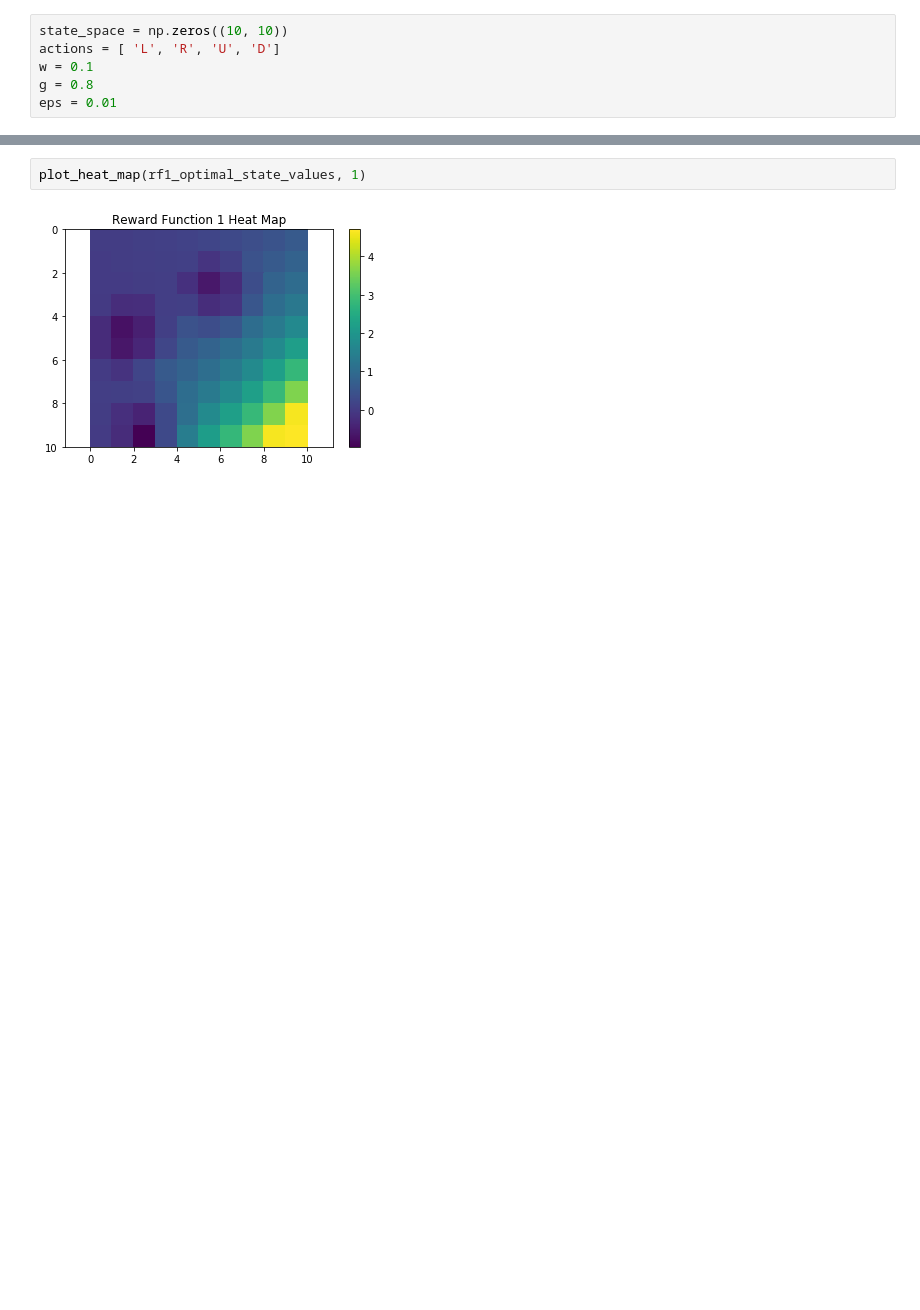
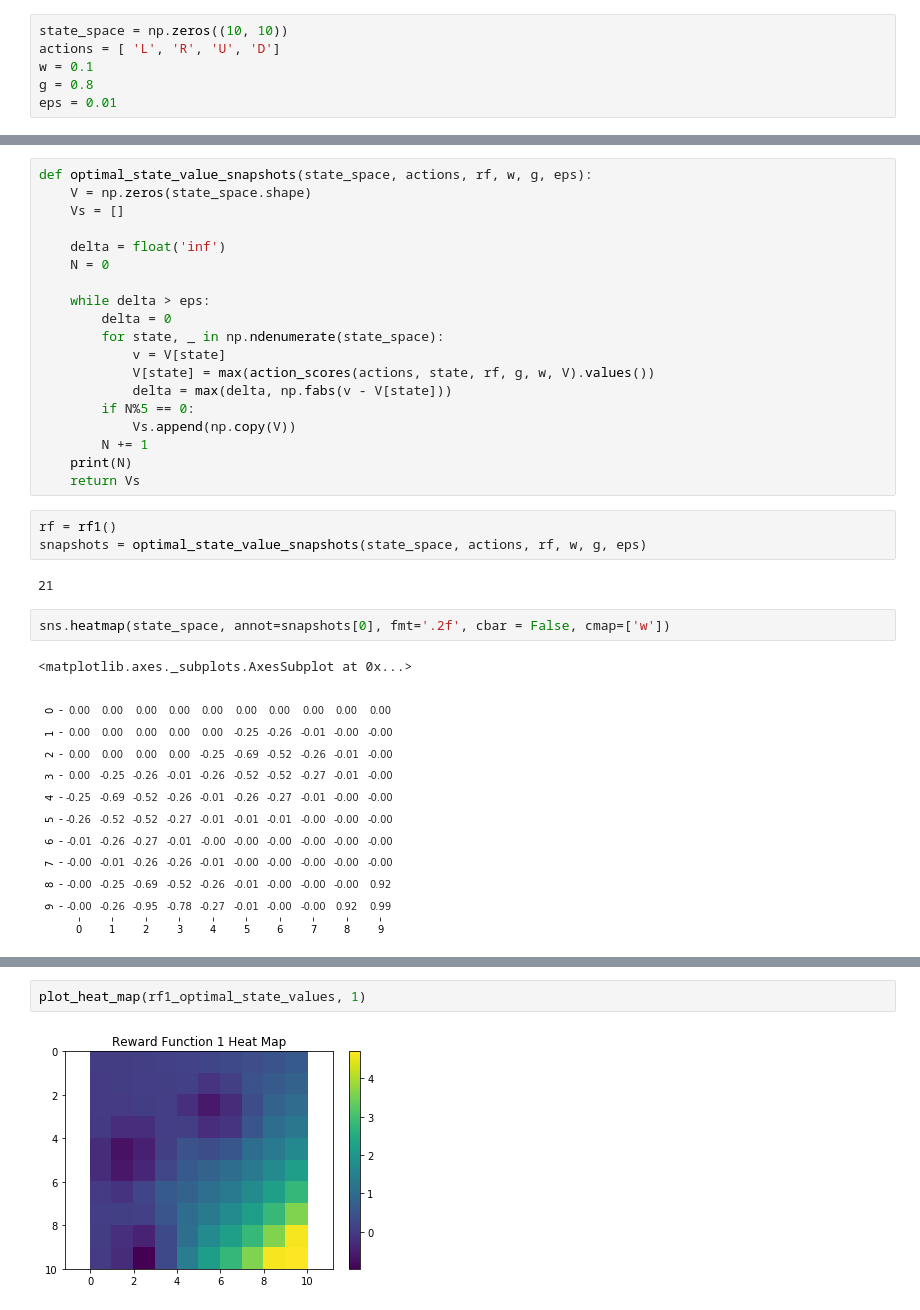
Before and after one commit to CapnSquirrel/ECE-232E, a Jupyter notebook: Project3/project3.ipynb, the cells around one changed output, grey strips where cells are left out. Cells and saved outputs as stored; diff of their text form; blank space fills up the shorter version.

Commit message:
graphed snapshots for q2

```diff
--- a/Project3/project3.ipynb
+++ b/Project3/project3.ipynb
@@ -164 +166,30 @@ sns.heatmap(state_space, annot=rf1_optimal_state_values, fmt='.2f', cbar = False
 [figure]
+# %%
+def optimal_state_value_snapshots(state_space, actions, rf, w, g, eps):
+    V = np.zeros(state_space.shape)
+    Vs = []
+
+    delta = float('inf')
+    N = 0
+
+    while delta > eps:
+        delta = 0
+        for state, _ in np.ndenumerate(state_space):
+            v = V[state]
+            V[state] = max(action_scores(actions, state, rf, g, w, V).values())
+            delta = max(delta, np.fabs(v - V[state]))
+        if N%5 == 0:
+            Vs.append(np.copy(V))
+        N += 1
+    print(N)
+    return Vs
+# %%
+rf = rf1()
+snapshots = optimal_state_value_snapshots(state_space, actions, rf, w, g, eps)
+# %% [output]
+21
+# %%
+sns.heatmap(state_space, annot=snapshots[0], fmt='.2f', cbar = False, cmap=['w'])
+# %% [output]
+<matplotlib.axes._subplots.AxesSubplot at 0x...>
+[figure, added]
```
Also changed, not shown: parts of 6 cells of this notebook.
